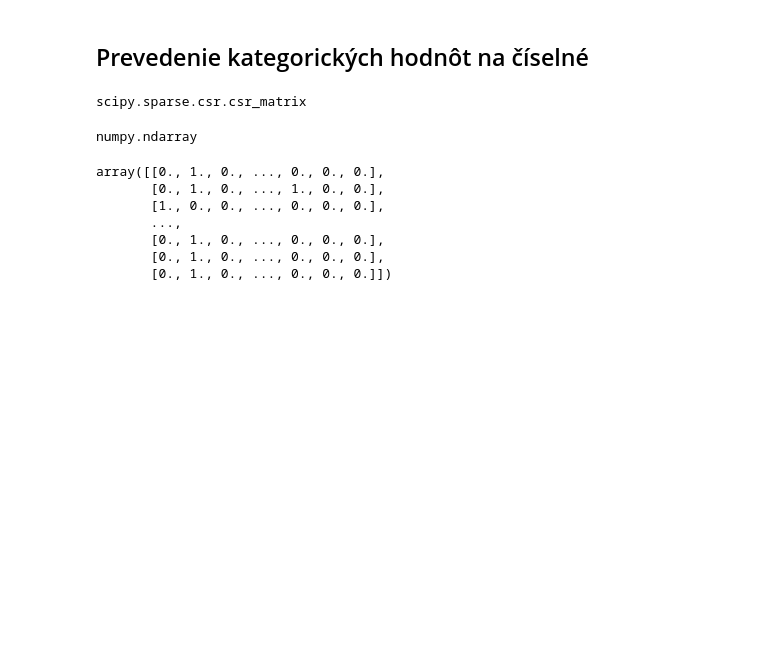
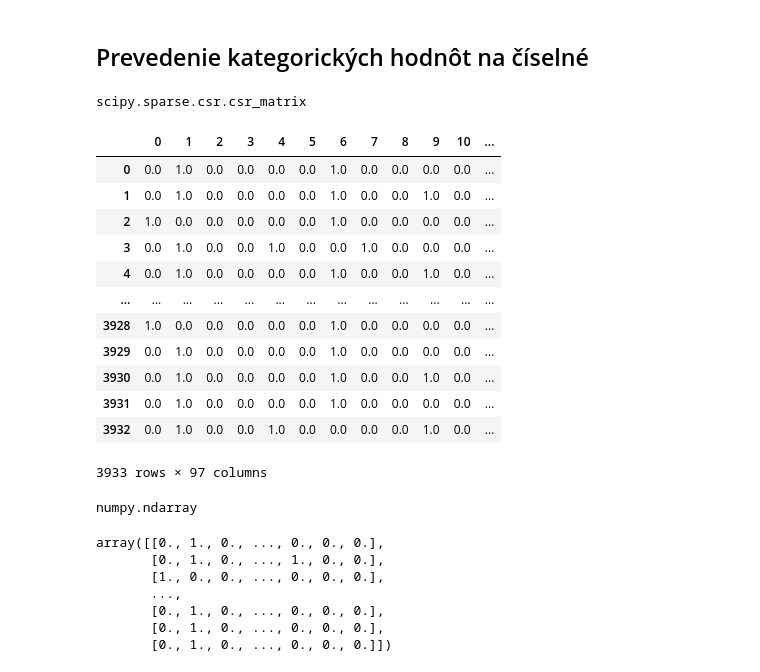
Before and after one commit to martinbudinsky3/diabetes-prediction, a Jupyter notebook: Budinsky_Balekova_Predspracovanie – kópia.ipynb, the cells around one changed output. Saved outputs shown, nothing was run; the diff lists cells and outputs as text; code cells hidden in the pictures; blank space fills up the shorter version.

```diff
--- a/Budinsky_Balekova_Predspracovanie – kópia.ipynb
+++ b/Budinsky_Balekova_Predspracovanie – kópia.ipynb
@@ -516,3 +517,5 @@ preprocessor = ColumnTransformer(
 clf = Pipeline(steps=[('preprocessor', preprocessor)])
 # %% [markdown]
 Keďže sa teraz jedná o trénovaciu množinu dát, zavoláme metódy fit aj transform. Keďže sa transformácia trénujete iba na trénovacích dátach, na množine testovacích dát už budeme volať len funkciu transform.
+# %%
+train_data[[categoric_columns_most_frequent + numeric_columns_mean]] == clf.fit_transform(train_data)
@@ -670,6 +675,22 @@ new_data = clf.fit_transform(train_data)
 type(new_data)
 # %% [output]
 scipy.sparse.csr.csr_matrix
+# %%
+pd.DataFrame.sparse.from_spmatrix(new_data)
+# %% [output]
+|  | 0 | 1 | 2 | 3 | 4 | 5 | 6 | 7 | 8 | 9 | 10 | ... |
+| 0 | 0.0 | 1.0 | 0.0 | 0.0 | 0.0 | 0.0 | 1.0 | 0.0 | 0.0 | 0.0 | 0.0 | ... |
+| 1 | 0.0 | 1.0 | 0.0 | 0.0 | 0.0 | 0.0 | 1.0 | 0.0 | 0.0 | 1.0 | 0.0 | ... |
+| 2 | 1.0 | 0.0 | 0.0 | 0.0 | 0.0 | 0.0 | 1.0 | 0.0 | 0.0 | 0.0 | 0.0 | ... |
+| 3 | 0.0 | 1.0 | 0.0 | 0.0 | 1.0 | 0.0 | 0.0 | 1.0 | 0.0 | 0.0 | 0.0 | ... |
+| 4 | 0.0 | 1.0 | 0.0 | 0.0 | 0.0 | 0.0 | 1.0 | 0.0 | 0.0 | 1.0 | 0.0 | ... |
+| ... | ... | ... | ... | ... | ... | ... | ... | ... | ... | ... | ... | ... |
+| 3928 | 1.0 | 0.0 | 0.0 | 0.0 | 0.0 | 0.0 | 1.0 | 0.0 | 0.0 | 0.0 | 0.0 | ... |
+| 3929 | 0.0 | 1.0 | 0.0 | 0.0 | 0.0 | 0.0 | 1.0 | 0.0 | 0.0 | 0.0 | 0.0 | ... |
+| 3930 | 0.0 | 1.0 | 0.0 | 0.0 | 0.0 | 0.0 | 1.0 | 0.0 | 0.0 | 1.0 | 0.0 | ... |
+| 3931 | 0.0 | 1.0 | 0.0 | 0.0 | 0.0 | 0.0 | 1.0 | 0.0 | 0.0 | 0.0 | 0.0 | ... |
+| 3932 | 0.0 | 1.0 | 0.0 | 0.0 | 1.0 | 0.0 | 0.0 | 0.0 | 0.0 | 1.0 | 0.0 | ... |
+3933 rows × 97 columns
 # %%
 new_data = new_data.toarray()
 # %%
```
Also changed, not shown: parts of 3 cells of this notebook.
